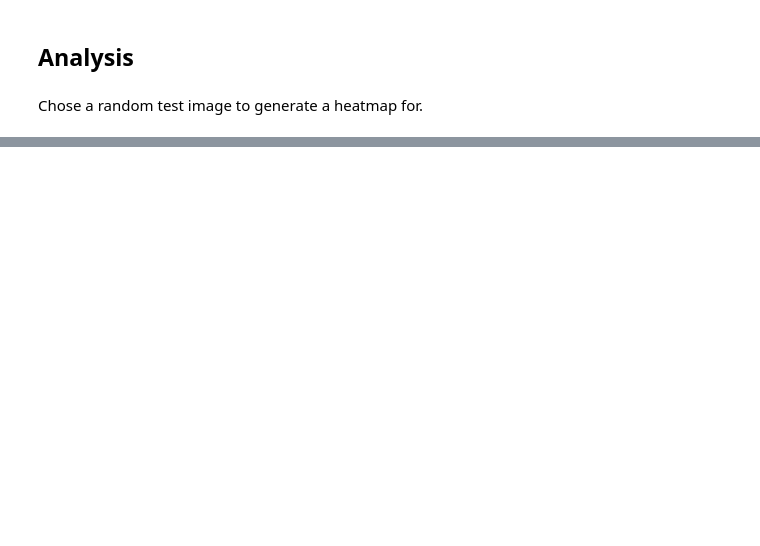
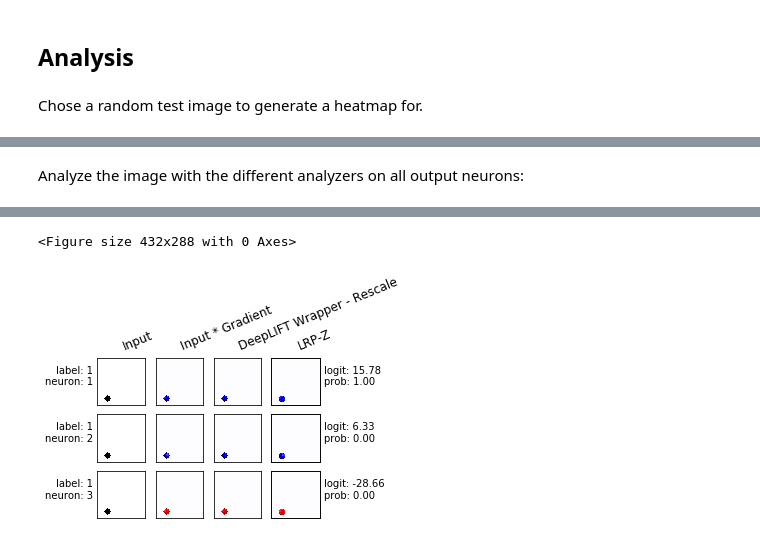
Before and after one commit to NLeSC/XAI, a Jupyter notebook: Software/CNNcountDemo/Model1SingleImageManyMethods.ipynb, the cells around one changed output, grey strips where cells are left out. Cells and saved outputs as stored; diff of their text form; code cells hidden in the pictures; blank space fills up the shorter version.

Commit message:
issue #53: single image with PatternNet added to Single Image Single Method and some methods made working on Single Image Multiple Methods

```diff
--- a/Software/CNNcountDemo/Model1SingleImageManyMethods.ipynb
+++ b/Software/CNNcountDemo/Model1SingleImageManyMethods.ipynb
@@ -30,7 +30,7 @@ from keras.models import load_model
 import innvestigate
 import innvestigate.utils as iutils
 mnistutils = imp.load_source("utils_mnist", "/home/elena/eStep/XAI/Software/innvestigate/examples/utils_mnist.py")
-
+eutils = imp.load_source("utils", "/home/elena/eStep/XAI/Software/innvestigate/examples/utils.py")
 
 from CNNcount import shape_images as si
 from CNNcount import model_count_shapes as mcs
@@ -175,13 +148,0 @@ Lets try another analyser from the *attribution* category - The gradient_input a
-# %%
-# Creating an analyzer and set neuron_selection_mode to "index"
-inputXgradient_analyzer = innvestigate.create_analyzer("input_t_gradient", model_wo_sm,
-                                                       neuron_selection_mode="index")
-
-for neuron_index in range(num_classes):
-    print("Analysis w.r.t. to class", neuron_index+1)
-    # Applying the analyzer and pass that we want
-    analysis = inputXgradient_analyzer.analyze(image, neuron_index)
-
-    # Displaying the gradient
-    plt.imshow(analysis.squeeze(), cmap='seismic', interpolation='nearest')
-    plt.show()
@@ -194,0 +228,57 @@ Analysis w.r.t. to class 3
+# %% [markdown]
+Analyze the image with the different analyzers on all output neurons:
+# %%
+test_image = list(zip(images_test[ind-1:ind], numerical_labels_test[ind-1:ind]-1))
+label_to_class_name = [str(i+1) for i in range(num_classes)]
+
+for image_nr, (x, y) in enumerate(test_image):
+    # Add batch axis.
+    x = x[None, :, :, :]
+
+    analysis = np.zeros([num_classes, len(analyzers), 64, 64, 3])
+    text = []
+
+    for ii, output_neuron in enumerate([0, 1, 2]):
+        # Predict final activations, probabilites, and label.
+        presm = model_wo_softmax.predict_on_batch(x)[0]
+        prob = model.predict_on_batch(x)[0]
+        y_hat = prob.argmax()
+
+        # Save prediction info:
+        text.append(("%s" % label_to_class_name[y],    # ground truth label
+                     "%.2f" % presm[output_neuron],    # pre-softmax logits
+                     "%.2f" % prob[output_neuron],     # probabilistic softmax output
+                     "%s" % label_to_class_name[output_neuron]
+                    ))
+
+
+        for aidx, analyzer in enumerate(analyzers):
+            print("Analyzing with analyzer ", analyzer)
+            # Analyze.
+            a = analyzer.analyze(x, neuron_selection=output_neuron)
+
+            # Apply common postprocessing, e.g., re-ordering the channels for plotting.
+            a = mnistutils.postprocess(a)
+            # Apply analysis postprocessing, e.g., creating a heatmap.
+            a = methods[aidx][2](a)
+            # Store the analysis.
+            analysis[ii, aidx] = a[0]
+
+    print("-"*80)
+    print("Image nr. {}: ".format(image_nr))
+    # Prepare the grid as rectengular list
+    grid = [[analysis[i, j] for j in range(analysis.shape[1])]
+            for i in range(analysis.shape[0])]
+    # Prepare the labels
+    label, presm, prob, pred = zip(*text)
+    print(label)
+    row_labels_left = [('label: {}'.format(label[i]), 'neuron: {}'.format(pred[i])) for i in range(len(label))]
+    row_labels_right = [('logit: {}'.format(presm[i]), 'prob: {}'.format(prob[i])) for i in range(len(label))]
+    col_labels = [''.join(method[3]) for method in methods]
+
+    # Plot the analysis.
+    file_name = os.environ.get("PLOTFILENAME", None)
+    if file_name is not None:
+        file_name = ".".join(file_name.split(".")[:-1])+("_%i" % output_neuron)+file_name.split(".")[-1]
+    eutils.plot_image_grid(grid, row_labels_left, row_labels_right, col_labels, file_name=file_name)
+# %% [output]
@@ -194,0 +302,2 @@ Analysis w.r.t. to class 3
+<Figure size 432x288 with 0 Axes>
+[figure, added]
```
Also changed, not shown: parts of 13 cells of this notebook, 2 other files.
